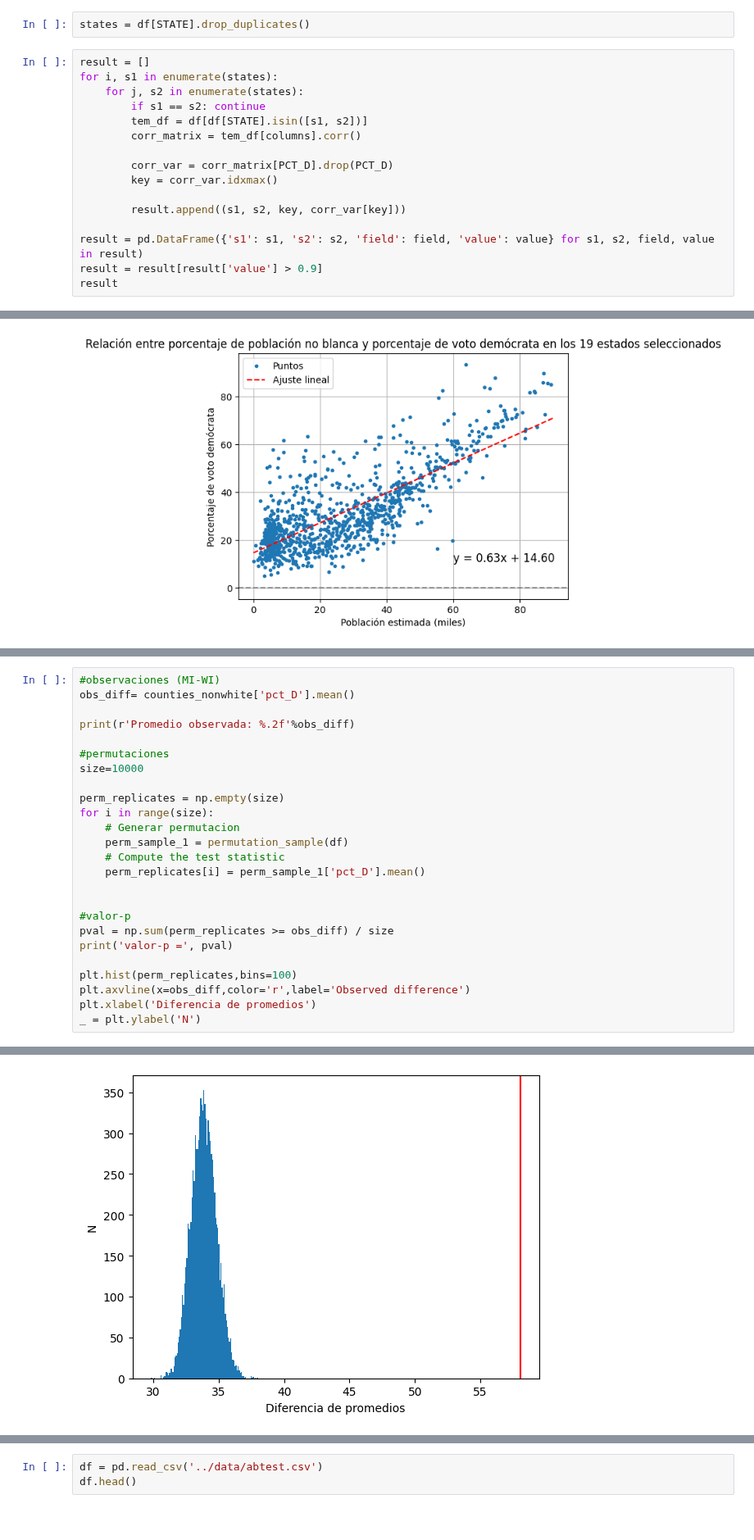
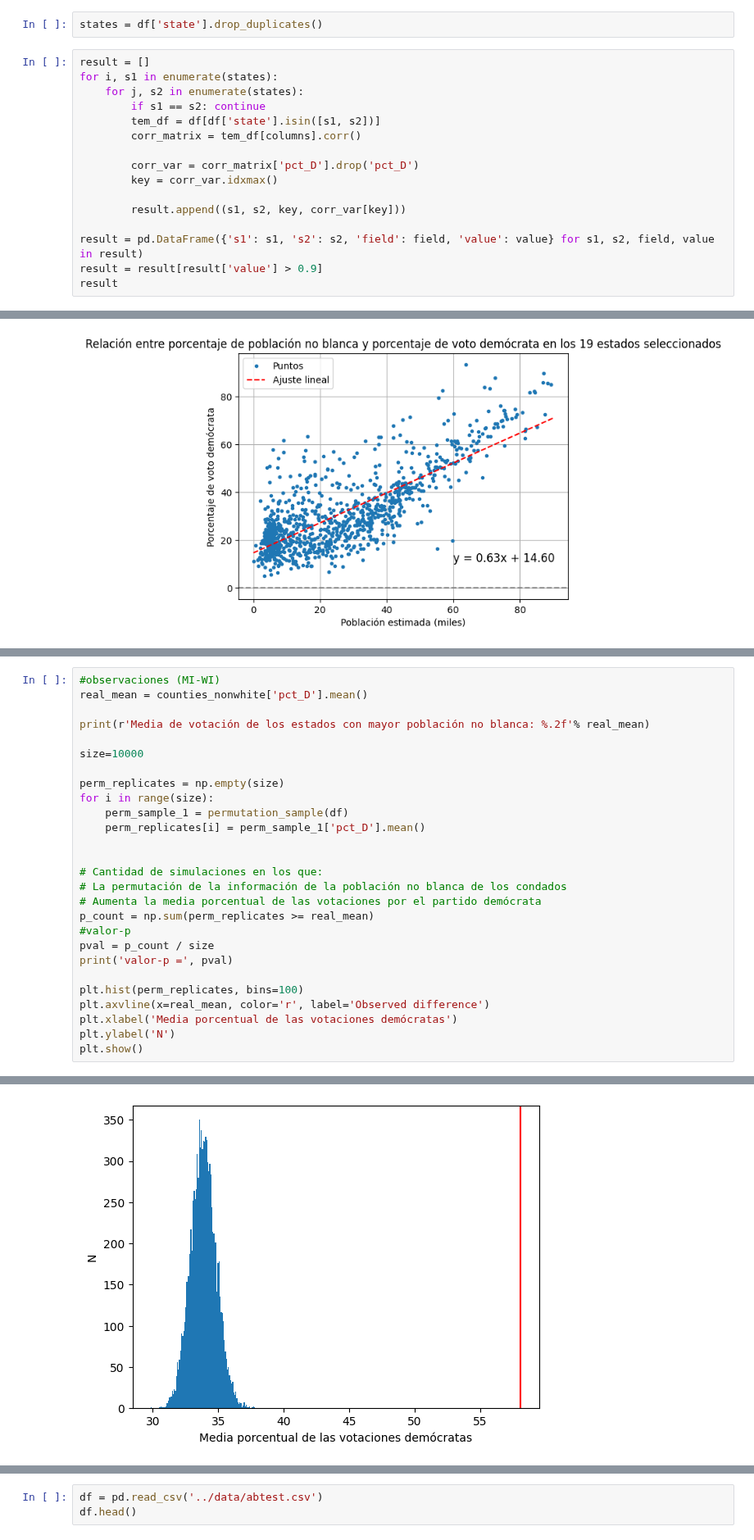
Before and after one commit to mia-uc/data-science, a Jupyter notebook: hws/hw1.ipynb, the cells around one changed output, grey strips where cells are left out. Shown at 82% size. Cells and saved outputs as stored; diff of their text form; blank space fills up the shorter version.

```diff
--- a/hws/hw1.ipynb
+++ b/hws/hw1.ipynb
@@ -170,14 +257,14 @@ df[columns]
 # %%
-states = df[STATE].drop_duplicates()
+states = df['state'].drop_duplicates()
 # %%
 result = []
 for i, s1 in enumerate(states):
     for j, s2 in enumerate(states):
         if s1 == s2: continue
-        tem_df = df[df[STATE].isin([s1, s2])]
+        tem_df = df[df['state'].isin([s1, s2])]
         corr_matrix = tem_df[columns].corr()
 
-        corr_var = corr_matrix[PCT_D].drop(PCT_D)
+        corr_var = corr_matrix['pct_D'].drop('pct_D')
         key = corr_var.idxmax()
 
         result.append((s1, s2, key, corr_var[key]))
@@ -352,26 +465,28 @@ plt.axvline(x=50,ls=':',color='gray')
 # %%
 #observaciones (MI-WI)
-obs_diff= counties_nonwhite['pct_D'].mean()
+real_mean = counties_nonwhite['pct_D'].mean()
 
-print(r'Promedio observada: %.2f'%obs_diff)
+print(r'Media de votación de los estados con mayor población no blanca: %.2f'% real_mean)
 
-#permutaciones
 size=10000
 
 perm_replicates = np.empty(size)
 for i in range(size):
-    # Generar permutacion
     perm_sample_1 = permutation_sample(df)
-    # Compute the test statistic
     perm_replicates[i] = perm_sample_1['pct_D'].mean()
 
 
+# Cantidad de simulaciones en los que:
+# La permutación de la información de la población no blanca de los condados
+# Aumenta la media porcentual de las votaciones por el partido demócrata
+p_count = np.sum(perm_replicates >= real_mean)
 #valor-p
-pval = np.sum(perm_replicates >= obs_diff) / size
+pval = p_count / size
 print('valor-p =', pval)
 
-plt.hist(perm_replicates,bins=100)
-plt.axvline(x=obs_diff,color='r',label='Observed difference')
-plt.xlabel('Diferencia de promedios')
-_ = plt.ylabel('N')
+plt.hist(perm_replicates, bins=100)
+plt.axvline(x=real_mean, color='r', label='Observed difference')
+plt.xlabel('Media porcentual de las votaciones demócratas')
+plt.ylabel('N')
+plt.show()
 # %% [output]
@@ -379,3 +494,3 @@ Promedio observada: 58.07
 valor-p = 0.0
-[figure, old version]
+[figure, new version]
 # %% [markdown]
```
Also changed, not shown: parts of 56 cells of this notebook, 4 other files.
